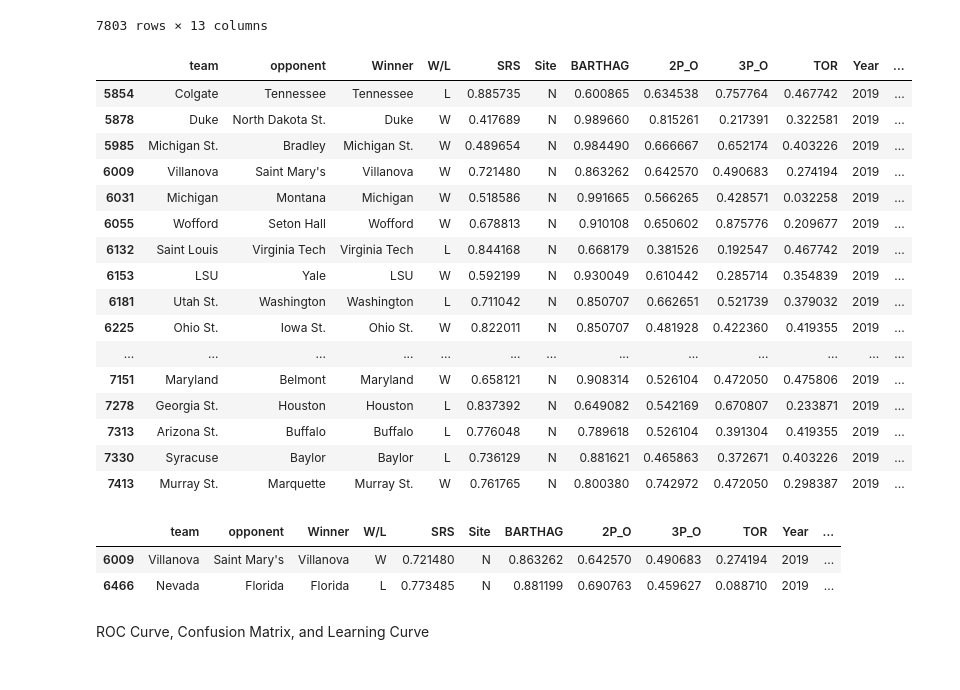
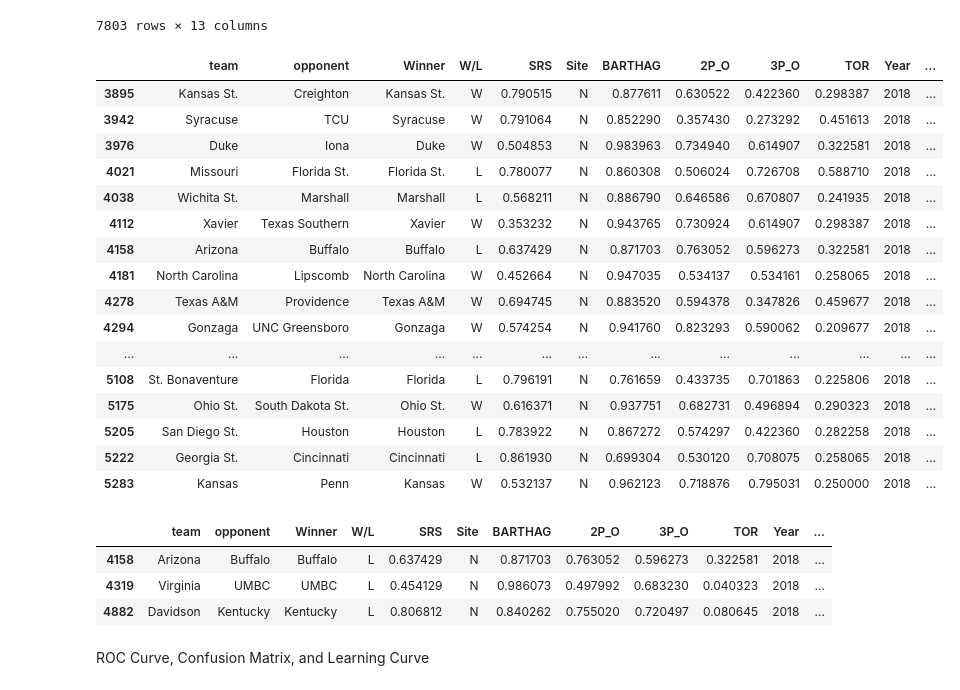
Before and after one commit to ktian9/svm-cs490, a Jupyter notebook: svm_notebook_v2.ipynb, the cells around one changed output. Cells and saved outputs as stored; diff of their text form; code cells hidden in the pictures.

```diff
--- a/svm_notebook_v2.ipynb
+++ b/svm_notebook_v2.ipynb
@@ -220,7 +220,7 @@ Extract any features that have high correlation.
 TRAINING DATA will be set to entire 2016-18 seasons and testing data will be set to 2019 NCAA tournament games
 # %%
 
-year_to_examine = 2017
+year_to_examine = 2018
 restrict_to_first_round = True
 
 
@@ -400,29 +400,32 @@ save
 | 7802 | UT Arlington | Georgia St. | Georgia St. | L | 0.535799 | N | 0.548955 | 0.409639 | 0.198758 | 0.548387 | 2019 | ... |
 7803 rows × 13 columns
 # %%
-check = save[(save['Year'] == 2019) & (save['Type']=='NCAA')]
 
-check = check.loc[(check["Date"] == "2019-03-21") | (check["Date"] == "2019-03-22")]
+check = save[(save['Year'] == year_to_examine) & (save['Type']=='NCAA')]
+
+if (restrict_to_first_round == True):
+    date_tuple = dates[str(year_to_examine)]
+    check = check.loc[(check["Date"] == date_tuple[0]) | (check["Date"] == date_tuple[1])]
 
 check
 # %% [output]
 |  | team | opponent | Winner | W/L | SRS | Site | BARTHAG | 2P_O | 3P_O | TOR | Year | ... |
-| 5854 | Colgate | Tennessee | Tennessee | L | 0.885735 | N | 0.600865 | 0.634538 | 0.757764 | 0.467742 | 2019 | ... |
-| 5878 | Duke | North Dakota St. | Duke | W | 0.417689 | N | 0.989660 | 0.815261 | 0.217391 | 0.322581 | 2019 | ... |
-| 5985 | Michigan St. | Bradley | Michigan St. | W | 0.489654 | N | 0.984490 | 0.666667 | 0.652174 | 0.403226 | 2019 | ... |
-| 6009 | Villanova | Saint Mary's | Villanova | W | 0.721480 | N | 0.863262 | 0.642570 | 0.490683 | 0.274194 | 2019 | ... |
-| 6031 | Michigan | Montana | Michigan | W | 0.518586 | N | 0.991665 | 0.566265 | 0.428571 | 0.032258 | 2019 | ... |
-| 6055 | Wofford | Seton Hall | Wofford | W | 0.678813 | N | 0.910108 | 0.650602 | 0.875776 | 0.209677 | 2019 | ... |
-| 6132 | Saint Louis | Virginia Tech | Virginia Tech | L | 0.844168 | N | 0.668179 | 0.381526 | 0.192547 | 0.467742 | 2019 | ... |
-| 6153 | LSU | Yale | LSU | W | 0.592199 | N | 0.930049 | 0.610442 | 0.285714 | 0.354839 | 2019 | ... |
-| 6181 | Utah St. | Washington | Washington | L | 0.711042 | N | 0.850707 | 0.662651 | 0.521739 | 0.379032 | 2019 | ... |
-| 6225 | Ohio St. | Iowa St. | Ohio St. | W | 0.822011 | N | 0.850707 | 0.481928 | 0.422360 | 0.419355 | 2019 | ... |
+| 3895 | Kansas St. | Creighton | Kansas St. | W | 0.790515 | N | 0.877611 | 0.630522 | 0.422360 | 0.298387 | 2018 | ... |
+| 3942 | Syracuse | TCU | Syracuse | W | 0.791064 | N | 0.852290 | 0.357430 | 0.273292 | 0.451613 | 2018 | ... |
+| 3976 | Duke | Iona | Duke | W | 0.504853 | N | 0.983963 | 0.734940 | 0.614907 | 0.322581 | 2018 | ... |
+| 4021 | Missouri | Florida St. | Florida St. | L | 0.780077 | N | 0.860308 | 0.506024 | 0.726708 | 0.588710 | 2018 | ... |
+| 4038 | Wichita St. | Marshall | Marshall | L | 0.568211 | N | 0.886790 | 0.646586 | 0.670807 | 0.241935 | 2018 | ... |
+| 4112 | Xavier | Texas Southern | Xavier | W | 0.353232 | N | 0.943765 | 0.730924 | 0.614907 | 0.298387 | 2018 | ... |
+| 4158 | Arizona | Buffalo | Buffalo | L | 0.637429 | N | 0.871703 | 0.763052 | 0.596273 | 0.322581 | 2018 | ... |
+| 4181 | North Carolina | Lipscomb | North Carolina | W | 0.452664 | N | 0.947035 | 0.534137 | 0.534161 | 0.258065 | 2018 | ... |
+| 4278 | Texas A&M | Providence | Texas A&M | W | 0.694745 | N | 0.883520 | 0.594378 | 0.347826 | 0.459677 | 2018 | ... |
+| 4294 | Gonzaga | UNC Greensboro | Gonzaga | W | 0.574254 | N | 0.941760 | 0.823293 | 0.590062 | 0.209677 | 2018 | ... |
 | ... | ... | ... | ... | ... | ... | ... | ... | ... | ... | ... | ... | ... |
-| 7151 | Maryland | Belmont | Maryland | W | 0.658121 | N | 0.908314 | 0.526104 | 0.472050 | 0.475806 | 2019 | ... |
-| 7278 | Georgia St. | Houston | Houston | L | 0.837392 | N | 0.649082 | 0.542169 | 0.670807 | 0.233871 | 2019 | ... |
-| 7313 | Arizona St. | Buffalo | Buffalo | L | 0.776048 | N | 0.789618 | 0.526104 | 0.391304 | 0.419355 | 2019 | ... |
-| 7330 | Syracuse | Baylor | Baylor | L | 0.736129 | N | 0.881621 | 0.465863 | 0.372671 | 0.403226 | 2019 | ... |
-| 7413 | Murray St. | Marquette | Murray St. | W | 0.761765 | N | 0.800380 | 0.742972 | 0.472050 | 0.298387 | 2019 | ... |
+| 5108 | St. Bonaventure | Florida | Florida | L | 0.796191 | N | 0.761659 | 0.433735 | 0.701863 | 0.225806 | 2018 | ... |
+| 5175 | Ohio St. | South Dakota St. | Ohio St. | W | 0.616371 | N | 0.937751 | 0.682731 | 0.496894 | 0.290323 | 2018 | ... |
+| 5205 | San Diego St. | Houston | Houston | L | 0.783922 | N | 0.867272 | 0.574297 | 0.422360 | 0.282258 | 2018 | ... |
+| 5222 | Georgia St. | Cincinnati | Cincinnati | L | 0.861930 | N | 0.699304 | 0.530120 | 0.708075 | 0.258065 | 2018 | ... |
+| 5283 | Kansas | Penn | Kansas | W | 0.532137 | N | 0.962123 | 0.718876 | 0.795031 | 0.250000 | 2018 | ... |
 # %%
 check['pred'] = t['pred'].tolist()
 check['actual'] = t['actual'].tolist()
@@ -433,8 +436,9 @@ check['actual'] = t['actual'].tolist()
 check[(check['actual'] != check['pred'])]
 # %% [output]
 |  | team | opponent | Winner | W/L | SRS | Site | BARTHAG | 2P_O | 3P_O | TOR | Year | ... |
-| 6009 | Villanova | Saint Mary's | Villanova | W | 0.721480 | N | 0.863262 | 0.642570 | 0.490683 | 0.274194 | 2019 | ... |
-| 6466 | Nevada | Florida | Florida | L | 0.773485 | N | 0.881199 | 0.690763 | 0.459627 | 0.088710 | 2019 | ... |
+| 4158 | Arizona | Buffalo | Buffalo | L | 0.637429 | N | 0.871703 | 0.763052 | 0.596273 | 0.322581 | 2018 | ... |
+| 4319 | Virginia | UMBC | UMBC | L | 0.454129 | N | 0.986073 | 0.497992 | 0.683230 | 0.040323 | 2018 | ... |
+| 4882 | Davidson | Kentucky | Kentucky | L | 0.806812 | N | 0.840262 | 0.755020 | 0.720497 | 0.080645 | 2018 | ... |
 # %% [markdown]
 ROC Curve, Confusion Matrix, and Learning Curve
 # %% [markdown]
```
Also changed, not shown: parts of 11 cells of this notebook.
